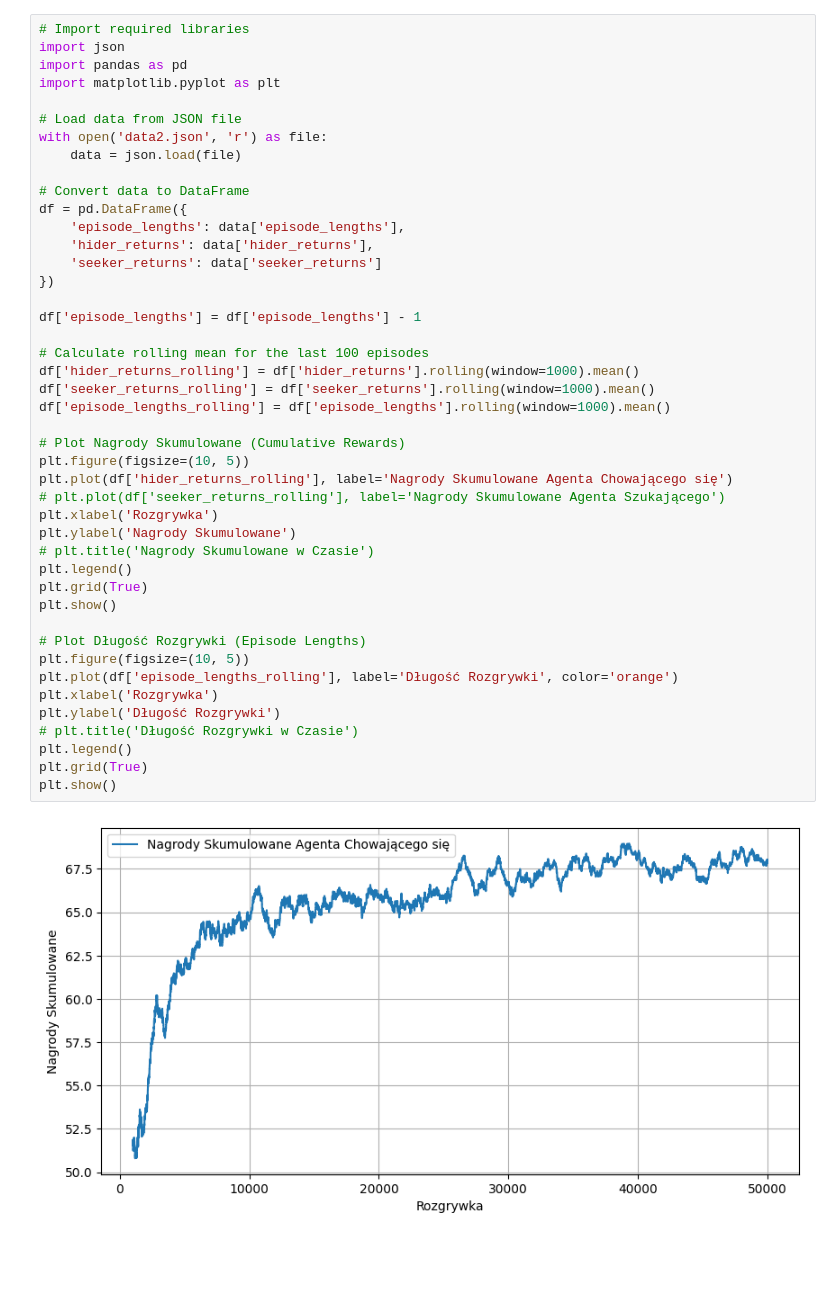
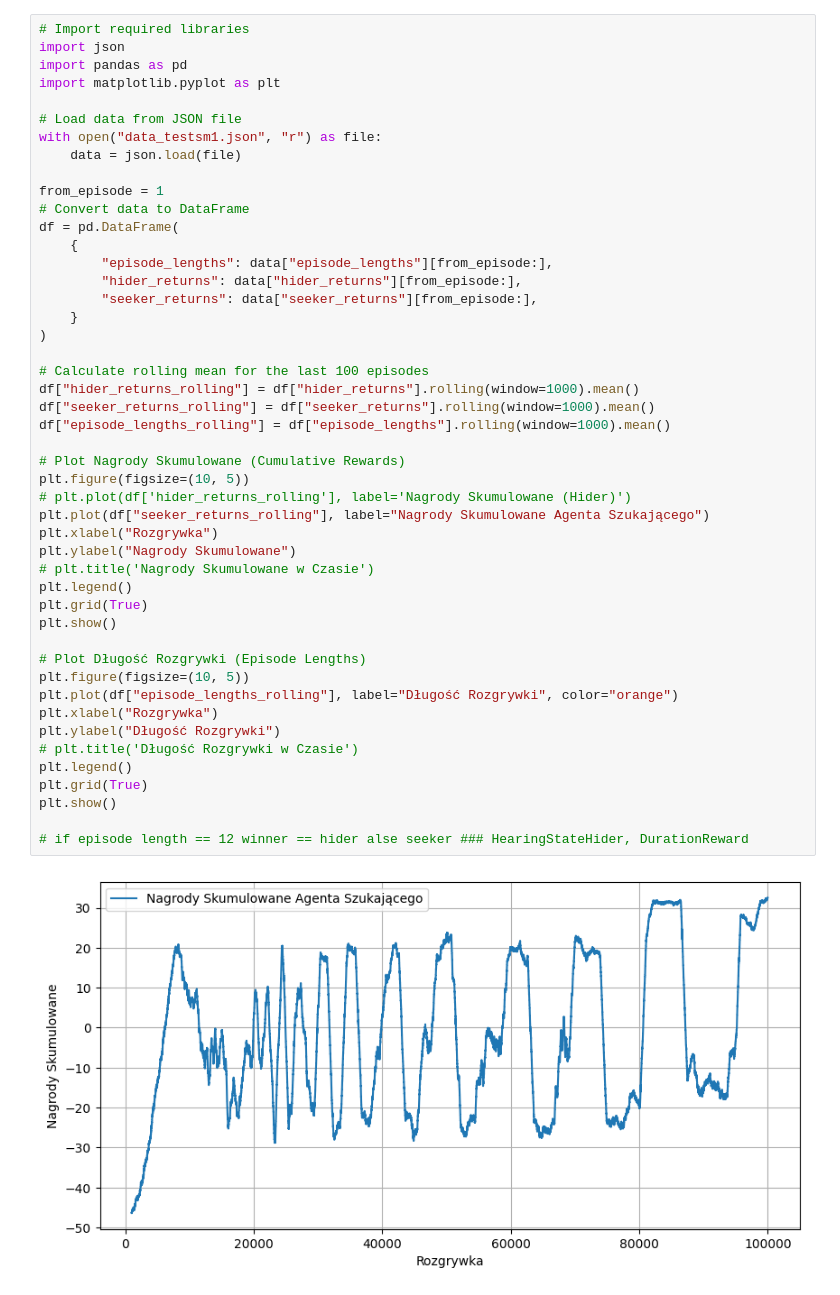
Before and after one commit to jakub-szafranski/marl-hide-and-seek, a Jupyter notebook: test.ipynb, the cells around one changed output. Cells and saved outputs as stored; diff of their text form; blank space fills up the shorter version.

```diff
--- a/test.ipynb
+++ b/test.ipynb
@@ -62,46 +498,49 @@ plt.show()
 # %%
 # Import required libraries
 import json
 import pandas as pd
 import matplotlib.pyplot as plt
 
 # Load data from JSON file
-with open('data2.json', 'r') as file:
+with open("data_testsm1.json", "r") as file:
     data = json.load(file)
 
+from_episode = 1
 # Convert data to DataFrame
-df = pd.DataFrame({
-    'episode_lengths': data['episode_lengths'],
-    'hider_returns': data['hider_returns'],
-    'seeker_returns': data['seeker_returns']
-})
-
-df['episode_lengths'] = df['episode_lengths'] - 1
+df = pd.DataFrame(
+    {
+        "episode_lengths": data["episode_lengths"][from_episode:],
+        "hider_returns": data["hider_returns"][from_episode:],
+        "seeker_returns": data["seeker_returns"][from_episode:],
+    }
+)
 
 # Calculate rolling mean for the last 100 episodes
-df['hider_returns_rolling'] = df['hider_returns'].rolling(window=1000).mean()
-df['seeker_returns_rolling'] = df['seeker_returns'].rolling(window=1000).mean()
-df['episode_lengths_rolling'] = df['episode_lengths'].rolling(window=1000).mean()
+df["hider_returns_rolling"] = df["hider_returns"].rolling(window=1000).mean()
+df["seeker_returns_rolling"] = df["seeker_returns"].rolling(window=1000).mean()
+df["episode_lengths_rolling"] = df["episode_lengths"].rolling(window=1000).mean()
 
 # Plot Nagrody Skumulowane (Cumulative Rewards)
 plt.figure(figsize=(10, 5))
-plt.plot(df['hider_returns_rolling'], label='Nagrody Skumulowane Agenta Chowającego się')
-# plt.plot(df['seeker_returns_rolling'], label='Nagrody Skumulowane Agenta Szukającego')
-plt.xlabel('Rozgrywka')
-plt.ylabel('Nagrody Skumulowane')
+# plt.plot(df['hider_returns_rolling'], label='Nagrody Skumulowane (Hider)')
+plt.plot(df["seeker_returns_rolling"], label="Nagrody Skumulowane Agenta Szukającego")
+plt.xlabel("Rozgrywka")
+plt.ylabel("Nagrody Skumulowane")
 # plt.title('Nagrody Skumulowane w Czasie')
 plt.legend()
 plt.grid(True)
 plt.show()
 
 # Plot Długość Rozgrywki (Episode Lengths)
 plt.figure(figsize=(10, 5))
-plt.plot(df['episode_lengths_rolling'], label='Długość Rozgrywki', color='orange')
-plt.xlabel('Rozgrywka')
-plt.ylabel('Długość Rozgrywki')
+plt.plot(df["episode_lengths_rolling"], label="Długość Rozgrywki", color="orange")
+plt.xlabel("Rozgrywka")
+plt.ylabel("Długość Rozgrywki")
 # plt.title('Długość Rozgrywki w Czasie')
 plt.legend()
 plt.grid(True)
 plt.show()
+
+# if episode length == 12 winner == hider alse seeker ### HearingStateHider, DurationReward
 # %% [output]
-[figure, old version]
+[figure, new version]
```
Also changed, not shown: parts of 40 cells of this notebook, 24 other files.
